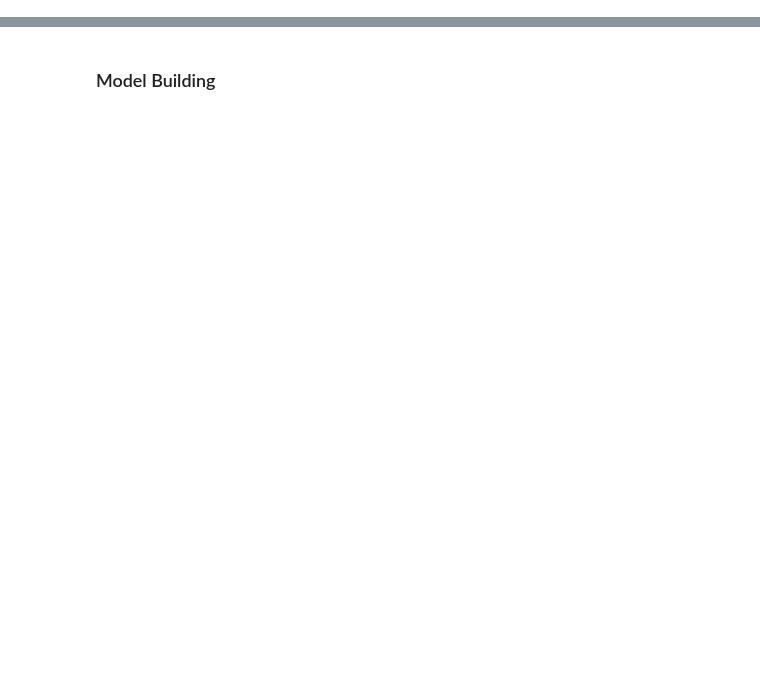
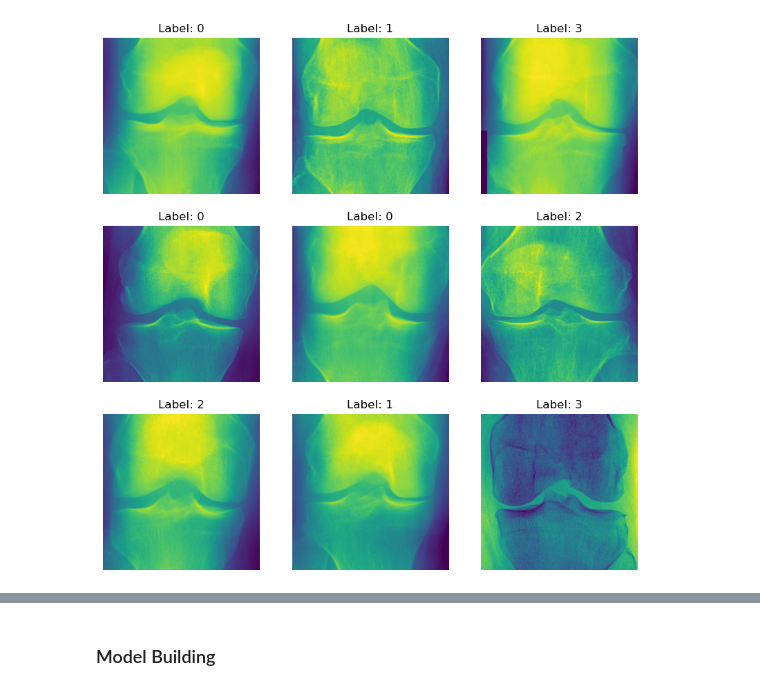
Before and after one commit to TanushJadhav/Predicting-Stages-of-Osteoarthritis, a Jupyter notebook: Prediction_Notebook.ipynb, the cells around one changed output, grey strips where cells are left out. Drawn from its saved outputs; the diff is of its cells as text; code cells hidden in the pictures; blank space fills up the shorter version.

```diff
--- a/Prediction_Notebook.ipynb
+++ b/Prediction_Notebook.ipynb
@@ -64,9 +58,0 @@ Your kernel may have been built without NUMA support.
-# %%
-data_path ='Dataset/train'
-categories = os.listdir(data_path)
-labels=[i for i in range(len(categories))]
-
-label_dict=dict(zip(categories,labels)) #empty dictionary
-print("Dictionary:", label_dict)
-print("Categories:", categories)
-print("Labels:", labels)
@@ -124,11 +58,0 @@ new_label=np_utils.to_categorical(label)
-# %%
-x_train,x_test,y_train,y_test=train_test_split(data,new_label,test_size=0.1)
-plt.figure(figsize=(10,10))
-for i in range(20):
-    plt.subplot(5,5,i+1)
-    plt.xticks([])
-    plt.yticks([])
-    plt.grid(False)
-    plt.imshow(np.squeeze(x_test[i]))
-    plt.xlabel(categories[np.argmax(y_test[i])])
-plt.show()
@@ -136,0 +64,7 @@ plt.show()
+# %%
+# Normalize the pixel values to [0, 1]
+train_ds = train_ds.map(lambda x, y: (x / 255.0, y))
+val_ds = val_ds.map(lambda x, y: (x / 255.0, y))
+
+# from tensorflow.keras.layers.experimental.preprocessing import Rescaling
+# train_ds = train_ds.map(lambda x, y: (Rescaling(1./255)(x), y))
@@ -136,0 +96,12 @@ plt.show()
+# %%
+for images, labels in train_ds.take(1):  # Take one batch for visualization
+    # Plot the images
+    plt.figure(figsize=(10, 10))
+    for i in range(9):  # Adjust as needed for the number of images to display
+        ax = plt.subplot(3, 3, i + 1)
+        plt.imshow(images[i].numpy().squeeze())  # Visualize grayscale images
+        plt.title(f'Label: {labels[i].numpy()}')
+        plt.axis('off')
+    plt.show()
+# %% [output]
+[figure, added]
```
Also changed, not shown: parts of 28 cells of this notebook, 4 other files.
